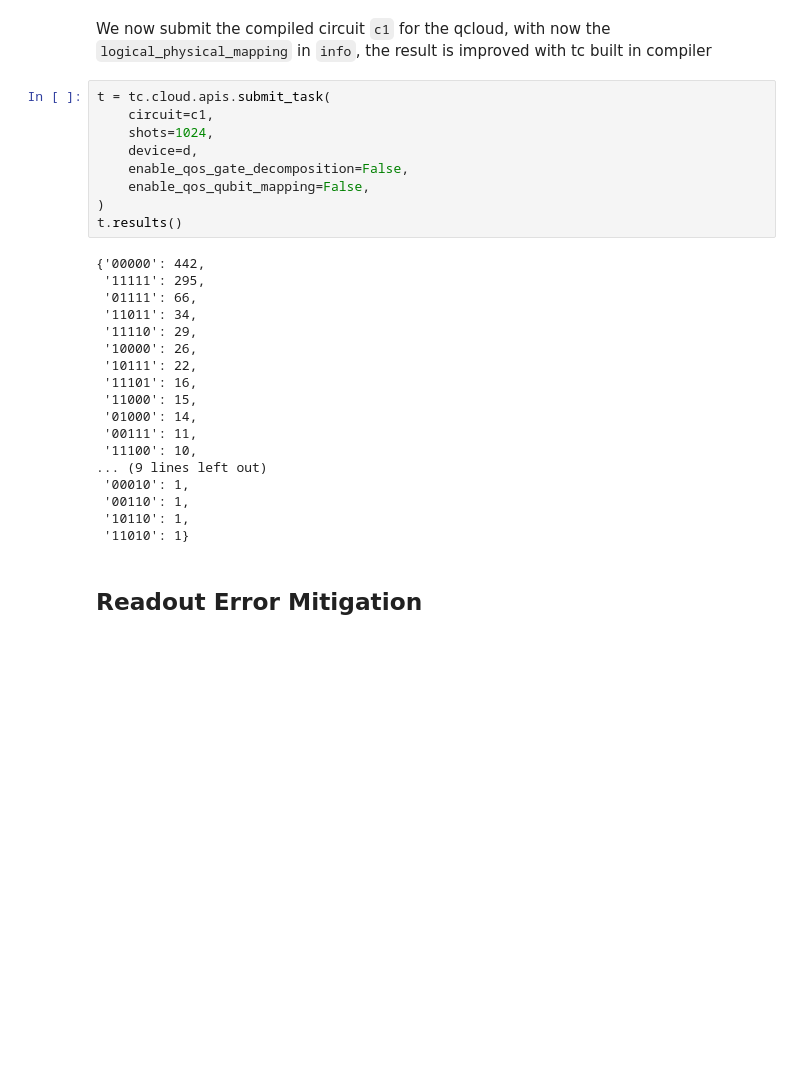
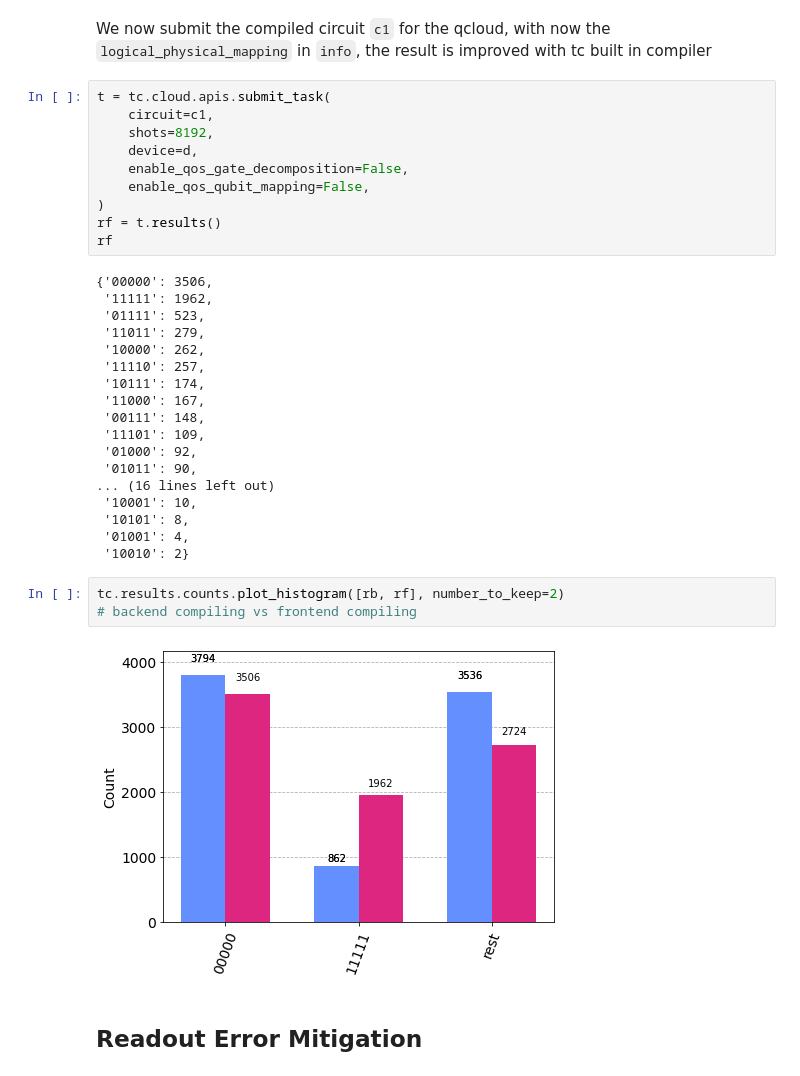
Before and after one commit to tencent-quantum-lab/tensorcircuit, a Jupyter notebook: docs/source/tutorials/qcloud_sdk_demo.ipynb, the cells around one changed output. Saved outputs shown, nothing was run; the diff lists cells and outputs as text; blank space fills up the shorter version.

```diff
--- a/docs/source/tutorials/qcloud_sdk_demo.ipynb
+++ b/docs/source/tutorials/qcloud_sdk_demo.ipynb
@@ -333,30 +307,36 @@ We now submit the compiled circuit ``c1`` for the qcloud, with now the ``logical
 # %%
 t = tc.cloud.apis.submit_task(
     circuit=c1,
-    shots=1024,
+    shots=8192,
     device=d,
     enable_qos_gate_decomposition=False,
     enable_qos_qubit_mapping=False,
 )
-t.results()
+rf = t.results()
+rf
 # %% [output]
-{'00000': 442,
- '11111': 295,
- '01111': 66,
- '11011': 34,
- '11110': 29,
- '10000': 26,
- '10111': 22,
- '11101': 16,
- '11000': 15,
- '01000': 14,
- '00111': 11,
- '11100': 10,
-... (9 lines left out)
- '00010': 1,
- '00110': 1,
- '10110': 1,
- '11010': 1}
+{'00000': 3506,
+ '11111': 1962,
+ '01111': 523,
+ '11011': 279,
+ '10000': 262,
+ '11110': 257,
+ '10111': 174,
+ '11000': 167,
+ '00111': 148,
+ '11101': 109,
+ '01000': 92,
+ '01011': 90,
+... (16 lines left out)
+ '10001': 10,
+ '10101': 8,
+ '01001': 4,
+ '10010': 2}
+# %%
+tc.results.counts.plot_histogram([rb, rf], number_to_keep=2)
+# backend compiling vs frontend compiling
+# %% [output]
+[figure, added]
 # %% [markdown]
 ## Readout Error Mitigation
 # %% [markdown]
```
Also changed, not shown: parts of 55 cells of this notebook.
